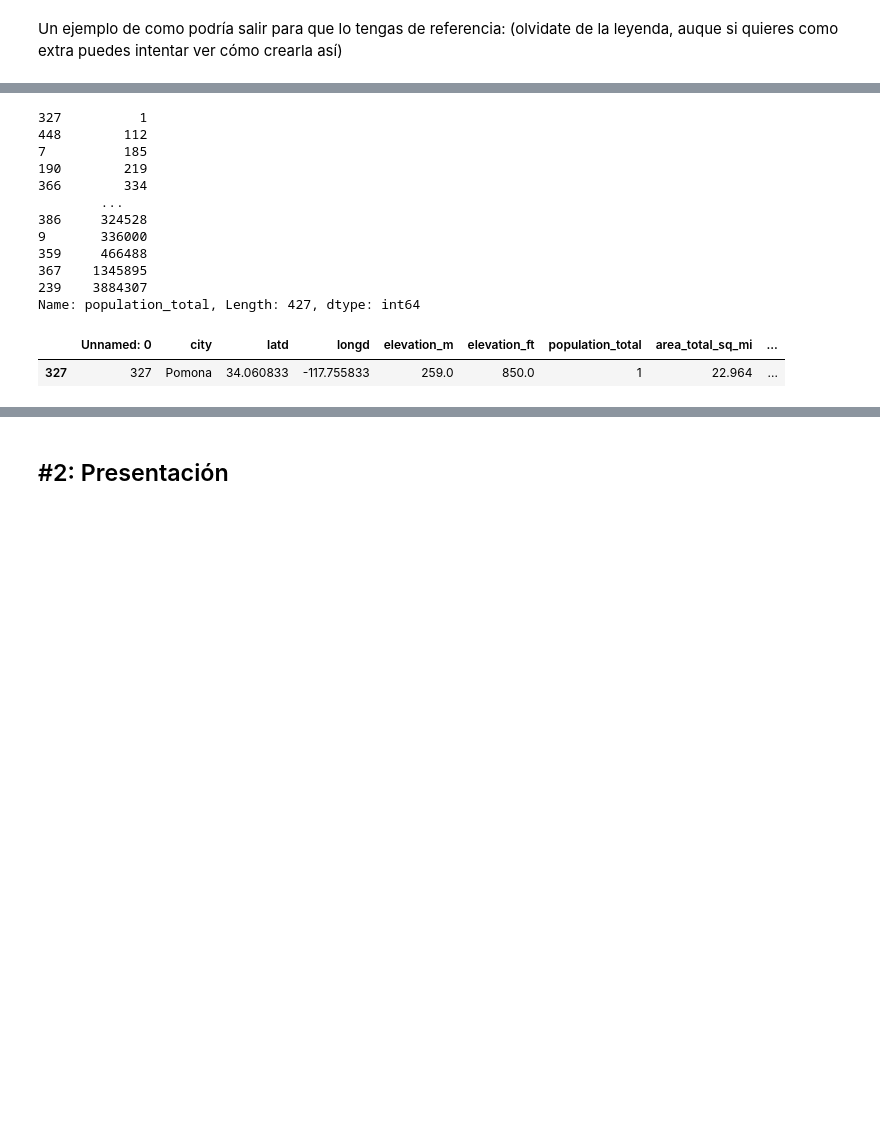
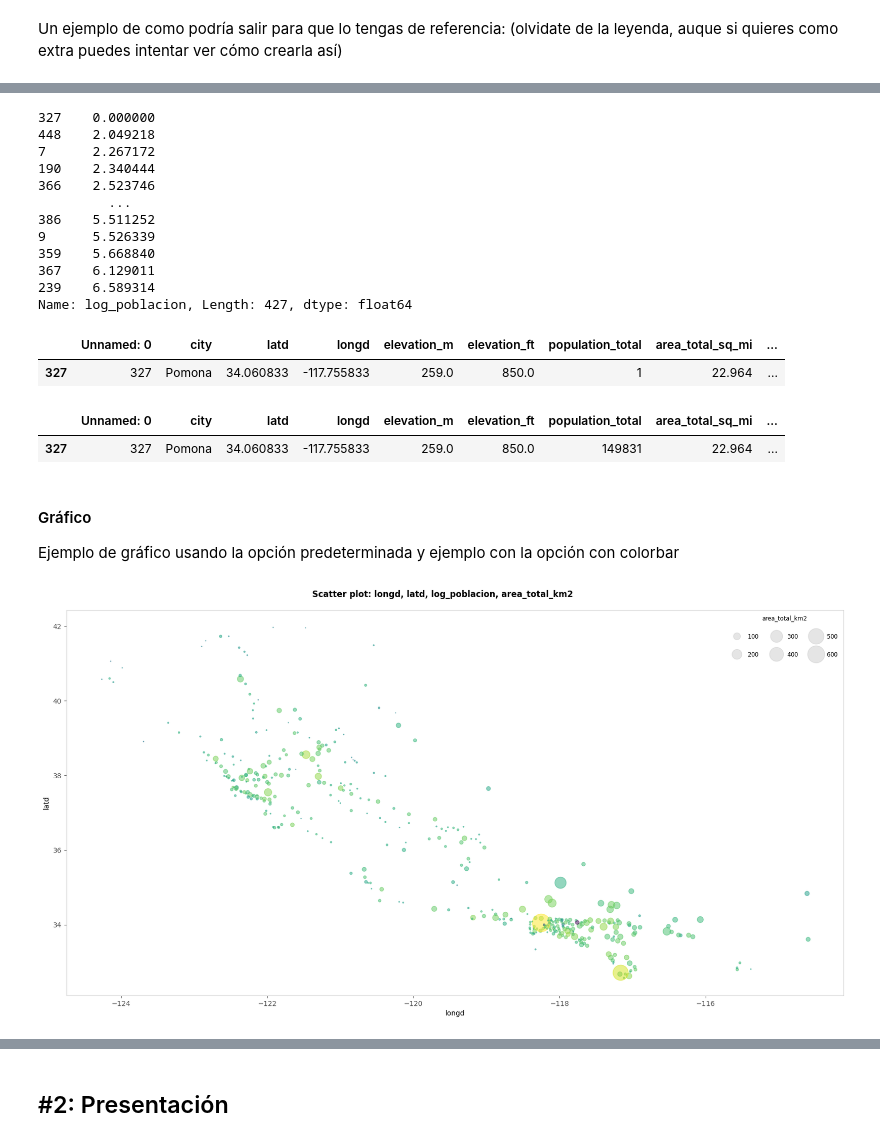
Before and after one commit to mardelmir/ONLINE_DS_THEBRIDGE_mardelmir, a Jupyter notebook: 03_Analisis_de_Datos/Sprint_08/Unidad_02/Challenge/18_Practica_Obligatoria_Visualizacion_Presentacion.ipynb, the cells around one changed output, grey strips where cells are left out. Saved outputs shown, nothing was run; the diff lists cells and outputs as text; code cells hidden in the pictures; blank space fills up the shorter version.

Commit message:
S8 Challenge 2 graphs

```diff
--- a/03_Analisis_de_Datos/Sprint_08/Unidad_02/Challenge/18_Practica_Obligatoria_Visualizacion_Presentacion.ipynb
+++ b/03_Analisis_de_Datos/Sprint_08/Unidad_02/Challenge/18_Practica_Obligatoria_Visualizacion_Presentacion.ipynb
@@ -91,19 +140,19 @@ Un ejemplo de como podría salir para que lo tengas de referencia: (olvidate de
 # %%
 df['log_poblacion'] = np.log10(df['population_total'])
-df.population_total.sort_values()
+df.log_poblacion.sort_values()
 # %% [output]
-327          1
-448        112
-7          185
-190        219
-366        334
-        ...
-386     324528
-9       336000
-359     466488
-367    1345895
-239    3884307
-Name: population_total, Length: 427, dtype: int64
+327    0.000000
+448    2.049218
+7      2.267172
+190    2.340444
+366    2.523746
+         ...
+386    5.511252
+9      5.526339
+359    5.668840
+367    6.129011
+239    6.589314
+Name: log_poblacion, Length: 427, dtype: float64
 # %%
 df.loc[df.population_total == df.population_total.min()]
 # %% [output]
@@ -160,3 +163,16 @@ def custom_scatter_plot(df, x, y, color_col = None, size_col = None, scale = 1,
+# %%
+df.loc[df.city == 'Pomona']
+# %% [output]
+|  | Unnamed: 0 | city | latd | longd | elevation_m | elevation_ft | population_total | area_total_sq_mi | ... |
+| 327 | 327 | Pomona | 34.060833 | -117.755833 | 259.0 | 850.0 | 149831 | 22.964 | ... |
+# %% [markdown]
+#### Gráfico
+
+Ejemplo de gráfico usando la opción predeterminada y ejemplo con la opción con colorbar
+# %%
+custom_scatter_plot(df, 'longd', 'latd', color_col = 'log_poblacion', size_col = 'area_total_km2', scale = .5)
+# %% [output]
+[figure, added]
 # %%
 custom_scatter_plot(df, 'longd', 'latd', color_col = 'log_poblacion', size_col = 'area_total_km2', scale = .5, legend = 'colorbar')
 # %% [output]
```
Also changed, not shown: parts of 7 cells of this notebook, 1 other file.
